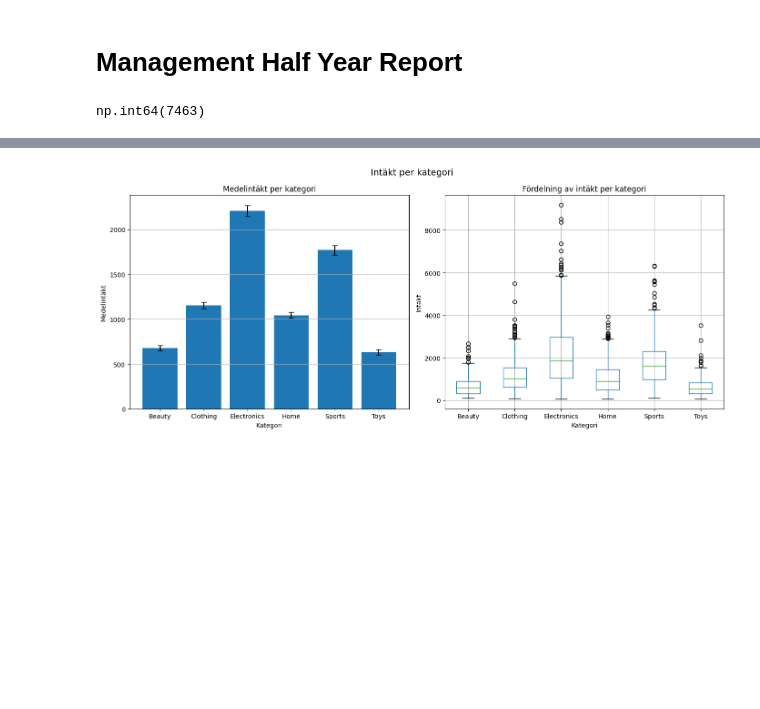
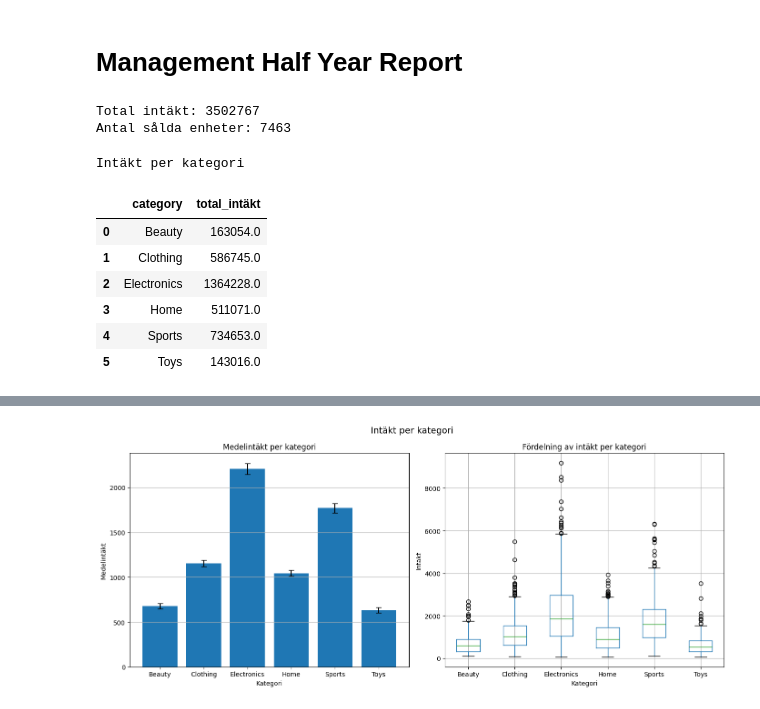
Before and after one commit to elinwahlgren/Gruppuppgift, a Jupyter notebook: report.ipynb, the cells around one changed output, grey strips where cells are left out. Saved outputs shown, nothing was run; the diff lists cells and outputs as text; code cells hidden in the pictures; blank space fills up the shorter version.

```diff
--- a/report.ipynb
+++ b/report.ipynb
@@ -12,10 +12,22 @@ import src.viz as V
 df = io.df
 df_clean = EcommerceAnalyzer(df).clean_df()
 df_clean_month = EcommerceAnalyzer(df_clean).add_month()
+# %%
+print(f"Total intäkt: {M.total_revenue(df_clean)}")
+print(f"Antal sålda enheter: {M.total_units(df_clean)}")
+# %% [output]
+Total intäkt: 3502767
+Antal sålda enheter: 7463
 # %%
-by_category = M.revenue_per_category(df_clean)
+print("Intäkt per kategori")
+M.revenue_per_category(df_clean)
+# %% [output]
+Intäkt per kategori
+|  | category | total_intäkt |
+| 0 | Beauty | 163054.0 |
+| 1 | Clothing | 586745.0 |
+| 2 | Electronics | 1364228.0 |
+| 3 | Home | 511071.0 |
+| 4 | Sports | 734653.0 |
+| 5 | Toys | 143016.0 |
-# %%
-M.total_units(df_clean)
-# %% [output]
-np.int64(7463)
 # %%
```
Also changed, not shown: parts of 9 cells of this notebook, 2 other files.
